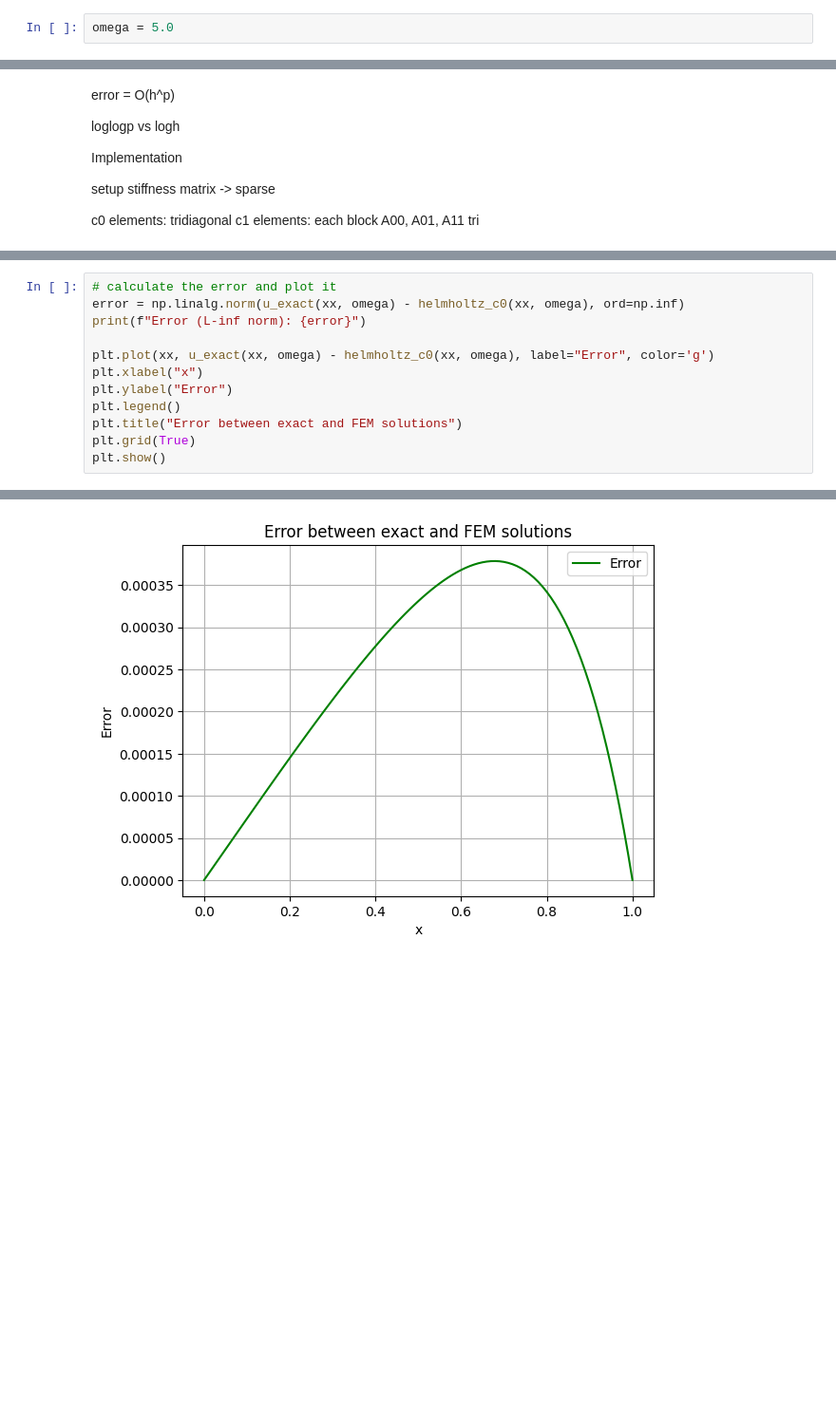
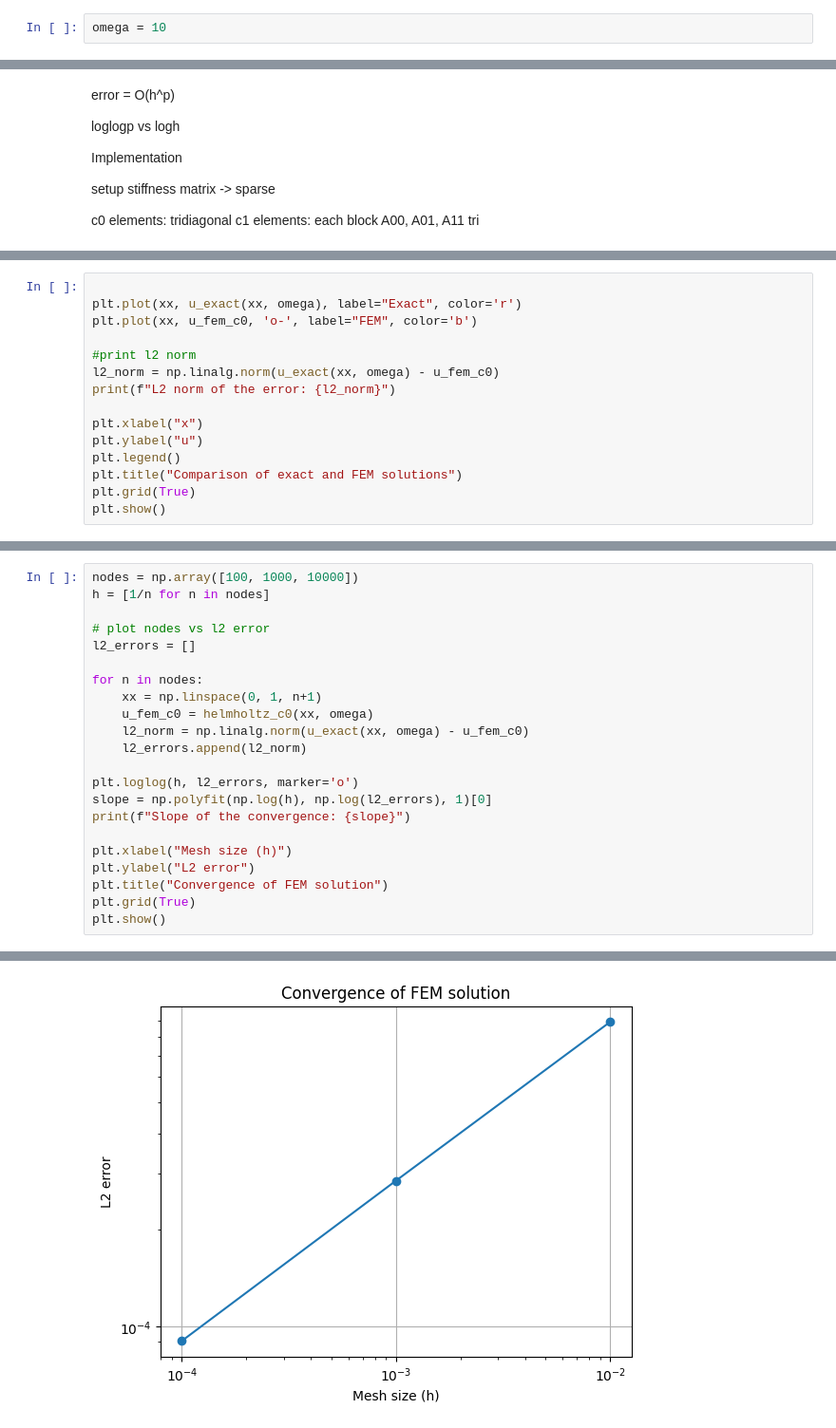
Before and after one commit to mohdkashifansari/Optimisation_and_Numerical_Analysis_Techniques, a Jupyter notebook: Parabolic_Eqs/FEM_lec.ipynb, the cells around one changed output, grey strips where cells are left out. Shown at 95% size. Cells and saved outputs as stored; diff of their text form; blank space fills up the shorter version.

```diff
--- a/Parabolic_Eqs/FEM_lec.ipynb
+++ b/Parabolic_Eqs/FEM_lec.ipynb
@@ -6,6 +8,6 @@ from scipy.sparse.linalg import spsolve
 from numpy.linalg import solve
 # %%
-omega = 5.0
+omega = 10
 # %%
 def u_exact(x, omega):
     A = np.array([
@@ -93,0 +108,15 @@ plt.show()
+# %%
+
+plt.plot(xx, u_exact(xx, omega), label="Exact", color='r')
+plt.plot(xx, u_fem_c0, 'o-', label="FEM", color='b')
+
+#print l2 norm
+l2_norm = np.linalg.norm(u_exact(xx, omega) - u_fem_c0)
+print(f"L2 norm of the error: {l2_norm}")
+
+plt.xlabel("x")
+plt.ylabel("u")
+plt.legend()
+plt.title("Comparison of exact and FEM solutions")
+plt.grid(True)
+plt.show()
@@ -94,13 +126,23 @@ plt.show()
 # %%
-# calculate the error and plot it
-error = np.linalg.norm(u_exact(xx, omega) - helmholtz_c0(xx, omega), ord=np.inf)
-print(f"Error (L-inf norm): {error}")
+nodes = np.array([100, 1000, 10000])
+h = [1/n for n in nodes]
 
-plt.plot(xx, u_exact(xx, omega) - helmholtz_c0(xx, omega), label="Error", color='g')
-plt.xlabel("x")
-plt.ylabel("Error")
-plt.legend()
-plt.title("Error between exact and FEM solutions")
+# plot nodes vs l2 error
+l2_errors = []
+
+for n in nodes:
+    xx = np.linspace(0, 1, n+1)
+    u_fem_c0 = helmholtz_c0(xx, omega)
+    l2_norm = np.linalg.norm(u_exact(xx, omega) - u_fem_c0)
+    l2_errors.append(l2_norm)
+
+plt.loglog(h, l2_errors, marker='o')
+slope = np.polyfit(np.log(h), np.log(l2_errors), 1)[0]
+print(f"Slope of the convergence: {slope}")
+
+plt.xlabel("Mesh size (h)")
+plt.ylabel("L2 error")
+plt.title("Convergence of FEM solution")
 plt.grid(True)
 plt.show()
 # %% [output]
@@ -108 +166 @@ Error (L-inf norm): 0.0003786476724661602
-[figure, old version]
+[figure, new version]
```
Also changed, not shown: parts of 15 cells of this notebook, 16 other files.
